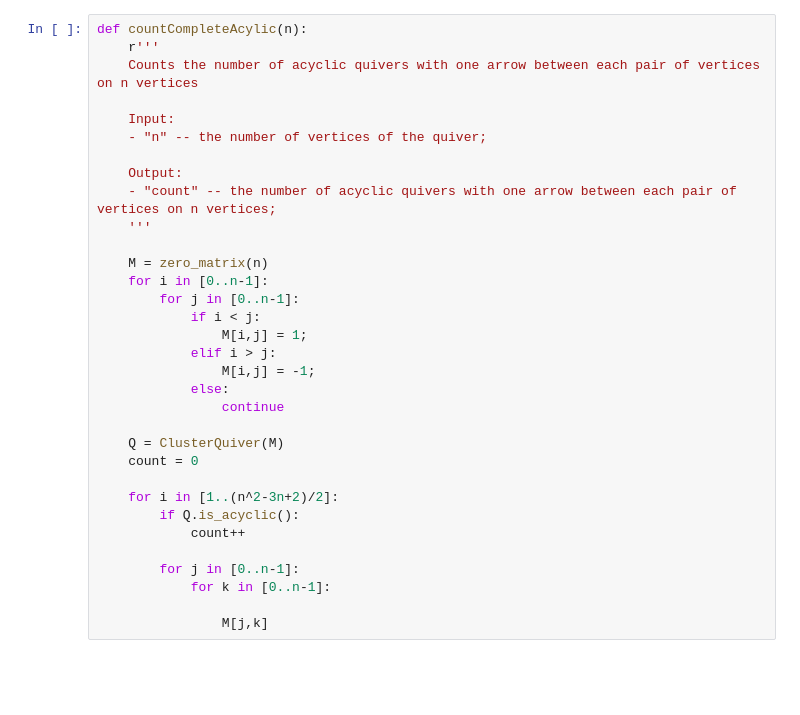
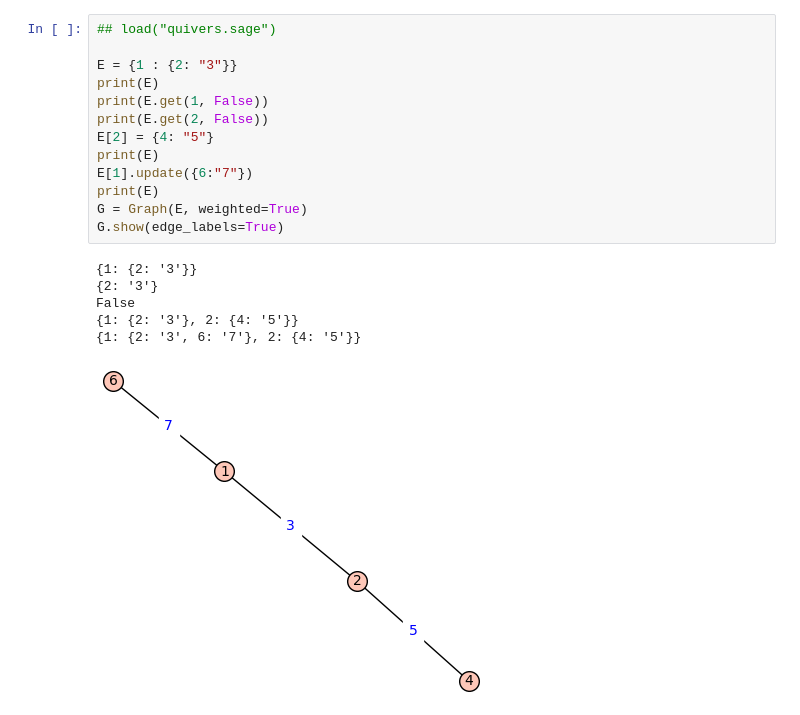
Before and after one commit to Tucker-UA/Quivers, a Jupyter notebook: Worksheet.ipynb, the cells around one changed output. Cells and saved outputs as stored; diff of their text form; blank space fills up the shorter version.

```diff
--- a/Worksheet.ipynb
+++ b/Worksheet.ipynb
@@ -59,33 +1,20 @@ This issue is being tracked at https://trac.sagemath.org/sage_trac/ticket/22381.
-# %%
-def countCompleteAcylic(n):
-    r'''
-    Counts the number of acyclic quivers with one arrow between each pair of vertices on n vertices
-
-    Input:
-    - "n" -- the number of vertices of the quiver;
-
-    Output:
-    - "count" -- the number of acyclic quivers with one arrow between each pair of vertices on n vertices;
-    '''
-
-    M = zero_matrix(n)
-    for i in [0..n-1]:
-        for j in [0..n-1]:
-            if i < j:
-                M[i,j] = 1;
-            elif i > j:
-                M[i,j] = -1;
-            else:
-                continue
-
-    Q = ClusterQuiver(M)
-    count = 0
-
-    for i in [1..(n^2-3n+2)/2]:
-        if Q.is_acyclic():
-            count++
-
-        for j in [0..n-1]:
-            for k in [0..n-1]:
-
-                M[j,k]
+# %%
+## load("quivers.sage")
+
+E = {1 : {2: "3"}}
+print(E)
+print(E.get(1, False))
+print(E.get(2, False))
+E[2] = {4: "5"}
+print(E)
+E[1].update({6:"7"})
+print(E)
+G = Graph(E, weighted=True)
+G.show(edge_labels=True)
+# %% [output]
+{1: {2: '3'}}
+{2: '3'}
+False
+{1: {2: '3'}, 2: {4: '5'}}
+{1: {2: '3', 6: '7'}, 2: {4: '5'}}
+[figure, added]
```
Also changed, not shown: parts of 14 cells of this notebook, 10 other files.
